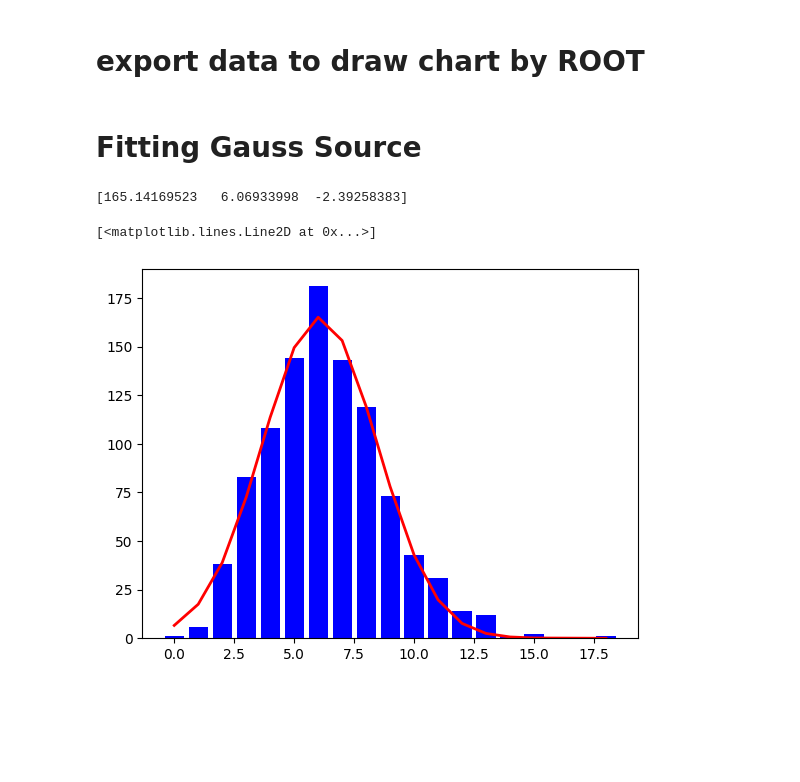
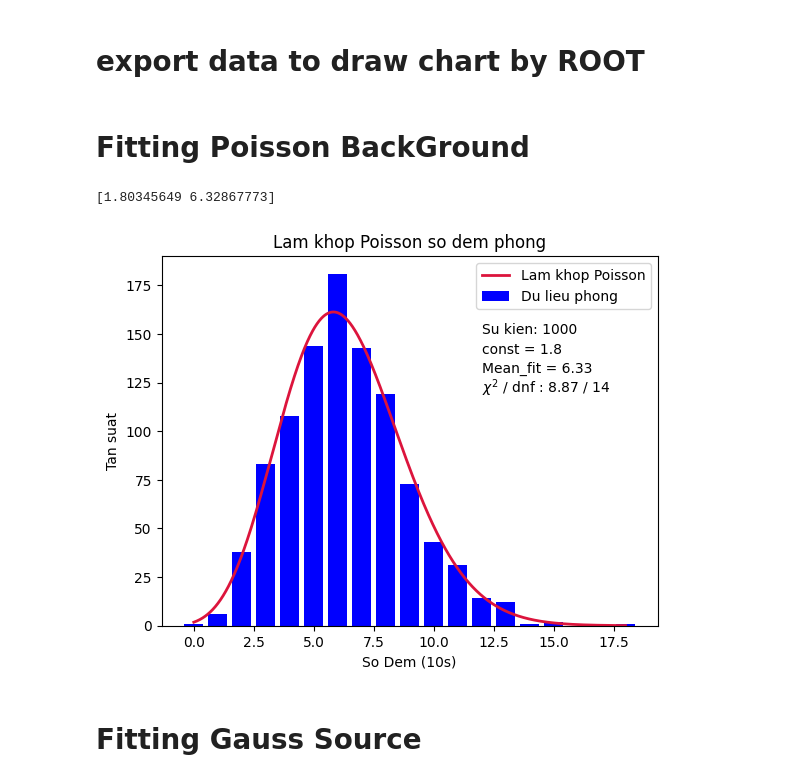
Before and after one commit to danganminh/BaiThucTapCuoi, a Jupyter notebook: analyze.ipynb, the cells around one changed output. Saved outputs shown, nothing was run; the diff lists cells and outputs as text; code cells hidden in the pictures; blank space fills up the shorter version.

```diff
--- a/analyze.ipynb
+++ b/analyze.ipynb
@@ -338,23 +352,55 @@ only_df_sr_1000.to_csv("Data_Output/Only_Source_1000.txt", index=False)
+# %%
+# Gauss p0 = const; p1 = mean; p2 = sigma
+def Gauss(x, p0, p1, p2):
+    return p0*np.exp(-(x-p1)**2/(2*p2**2))
+
+# Poisson p0 = const; p1 = mean
+def Poisson(x, p0, p1):
+    return p0 * (p1**(x))/factorial(x)
+
+# Lorentz p0 = const; p1 = \GAMMA/2; p2 = mean
+def Lorentz(x, p0, p1, p2):
+    return (p0/np.pi) * p1/((x - p2)**2 + p1**2)
+# %% [markdown]
+# Fitting Poisson BackGround
+# %%
+# Bar chart Source
+plt.bar(COUNT_BACKGROUND, FRE_BACKGROUND, color='blue', label="Du lieu phong")
+
+# Add paramenters and R^2
+popt, pcov = curve_fit(Poisson, COUNT_BACKGROUND, FRE_BACKGROUND)
+# Print paramentes
+print (popt)
+
+# Draw fitiing gauss to chart
+ym_po_bg = Poisson(COUNT_BACKGROUND, popt[0], popt[1])
+
+# smooth
+COUNT_BACKGROUND_SM = np.linspace(min(COUNT_BACKGROUND), max(COUNT_BACKGROUND), 1000)
+ym_po_bg_sm = Poisson(COUNT_BACKGROUND_SM, popt[0], popt[1])
+plt.plot(COUNT_BACKGROUND_SM, ym_po_bg_sm, color='crimson' ,linewidth=2, label='Lam khop Poisson')
+
+# Chi Square
+data_po_bg = [FRE_BACKGROUND, ym_po_bg]
+stat, p, dof, expected = stats.chi2_contingency(data_po_bg)
+
+dnf = dof - 2 # minus 2 beacause poisson has 2 value
+Chiqdf_po_bg = round(stat, 2)
+
+plt.legend()
+
+plt.xlabel("So Dem (10s)")
+plt.ylabel("Tan suat")
+plt.title("Lam khop Poisson so dem phong")
+
+plt.text(12, 150, "Su kien: " + str(sum(FRE_BACKGROUND)))
+plt.text(12, 150-10, r"const = " + str(round(popt[0], 2)))
+plt.text(12, 150-20, r"Mean_fit = " + str(round(popt[1], 2)))
+plt.text(12, 150-30, r"$\chi^{2}$ / dnf : " + str(Chiqdf_po_bg) + " / " + str(dnf))
+
+plt.savefig("image/PoissonBackGround_python.png", dpi=300)
+# %% [output]
+[1.80345649 6.32867773]
+[figure, added]
 # %% [markdown]
 # Fitting Gauss Source
-# %%
-def Gauss(x, a, x0, sigma):
-    return a*np.exp(-(x-x0)**2/(2*sigma**2))
-
-# Bar chart Source
-plt.bar(COUNT_BACKGROUND, FRE_BACKGROUND, color='blue', label="Data of Source")
-
-# Add paramenters and R^2
-popt, pcov = curve_fit(Gauss, COUNT_BACKGROUND, FRE_BACKGROUND)
-# Print paramentes
-print (popt)
-
-# Draw fitiing gauss to chart
-ym = Gauss(COUNT_BACKGROUND, popt[0], popt[1], popt[2])
-plt.plot(COUNT_BACKGROUND, ym, color='red' ,linewidth=2, label='Gauss Fitting')
-
-plt.legend();
-# %% [output]
-[165.14169523   6.06933998  -2.39258383]
-[<matplotlib.lines.Line2D at 0x...>]
-[figure, removed]
```
Also changed, not shown: parts of 10 cells of this notebook, 5 other files.
